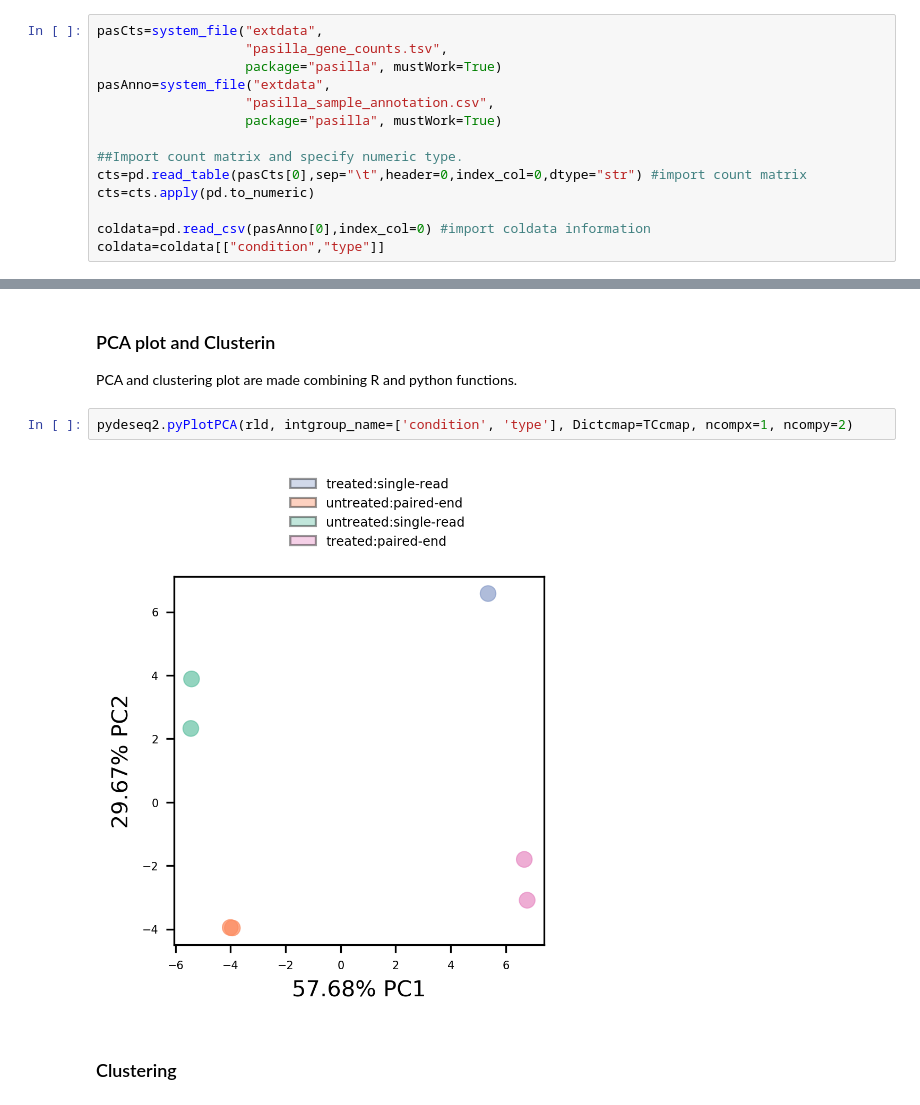
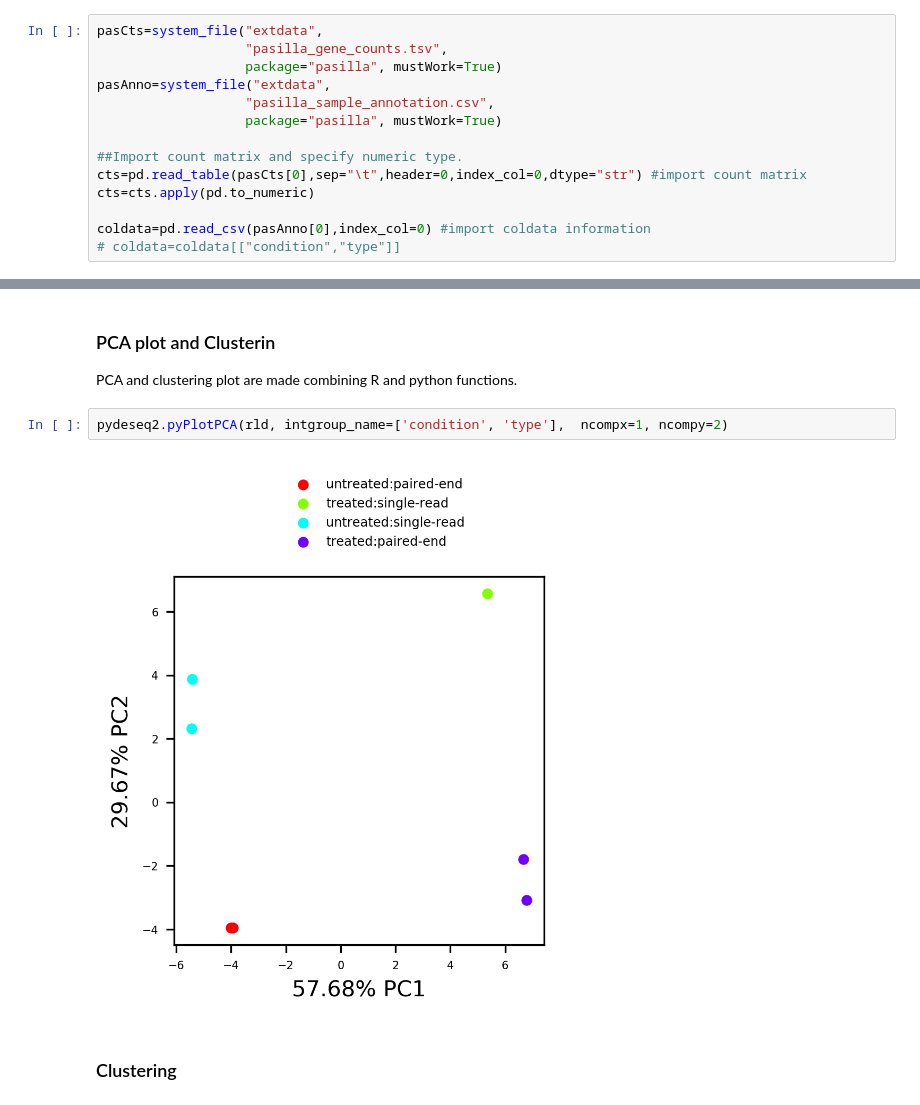
Before and after one commit to FedeGerva/pydeseq2, a Jupyter notebook: notebook/DESeq2_rnaseq.ipynb, the cells around one changed output, grey strips where cells are left out. Saved outputs shown, nothing was run; the diff lists cells and outputs as text.

```diff
--- a/notebook/DESeq2_rnaseq.ipynb
+++ b/notebook/DESeq2_rnaseq.ipynb
@@ -160,7 +159,7 @@ cts=pd.read_table(pasCts[0],sep="\t",header=0,index_col=0,dtype="str") #import c
 cts=cts.apply(pd.to_numeric)
 
 coldata=pd.read_csv(pasAnno[0],index_col=0) #import coldata information
-coldata=coldata[["condition","type"]]
+# coldata=coldata[["condition","type"]]
 # %%
 ##Print head of the count table
 pd.DataFrame(cts).head()
@@ -293,9 +286,9 @@ for i in dds_obj:
 
 PCA and clustering plot are made combining R and python functions.
 # %%
-pydeseq2.pyPlotPCA(rld, intgroup_name=['condition', 'type'], Dictcmap=TCcmap, ncompx=1, ncompy=2)
+pydeseq2.pyPlotPCA(rld, intgroup_name=['condition', 'type'],  ncompx=1, ncompy=2)
 # %% [output]
-[figure, old version]
+[figure, new version]
 # %% [markdown]
 ### Clustering
 # %%
```
Also changed, not shown: parts of 6 cells of this notebook, 1 other file.
